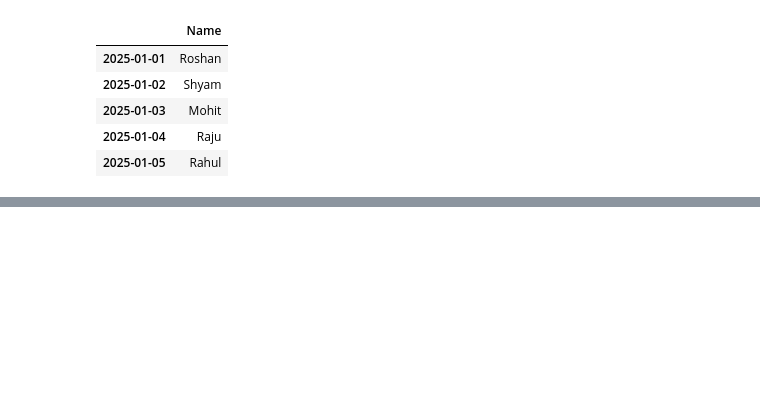
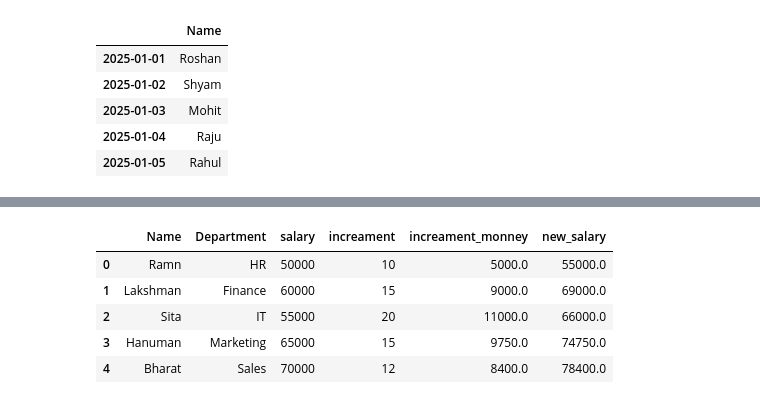
Before and after one commit to helloharendra/Python-DS-AI-11-AM-12-30PM, a Jupyter notebook: roshan/analytics/day27.ipynb, the cells around one changed output, grey strips where cells are left out. Drawn from its saved outputs; the diff is of its cells as text; code cells hidden in the pictures; blank space fills up the shorter version.

```diff
--- a/roshan/analytics/day27.ipynb
+++ b/roshan/analytics/day27.ipynb
@@ -191,0 +316,6 @@ students
+# %%
+company_employees = pd.DataFrame({
+    'Name':['Ramn','Lakshman','Sita','Hanuman','Bharat'],
+    'Department':['HR','Finance','IT','Marketing','Sales'],
+    'salary':[50000, 60000, 55000, 65000, 70000]
+})
@@ -191,0 +331,2 @@ students
+# %%
+company_employees['increament'] = [10,15,20,15,12]
@@ -191,0 +342,2 @@ students
+# %%
+company_employees['increament_monney'] = company_employees['salary'] * company_employees['increament'] / 100
@@ -191,0 +353,11 @@ students
+# %%
+company_employees['new_salary'] = company_employees['salary']+company_employees['increament_monney']
+# %%
+company_employees
+# %% [output]
+|  | Name | Department | salary | increament | increament_monney | new_salary |
+| 0 | Ramn | HR | 50000 | 10 | 5000.0 | 55000.0 |
+| 1 | Lakshman | Finance | 60000 | 15 | 9000.0 | 69000.0 |
+| 2 | Sita | IT | 55000 | 20 | 11000.0 | 66000.0 |
+| 3 | Hanuman | Marketing | 65000 | 15 | 9750.0 | 74750.0 |
+| 4 | Bharat | Sales | 70000 | 12 | 8400.0 | 78400.0 |
```
Also changed, not shown: parts of 27 cells of this notebook, 1 other file.
